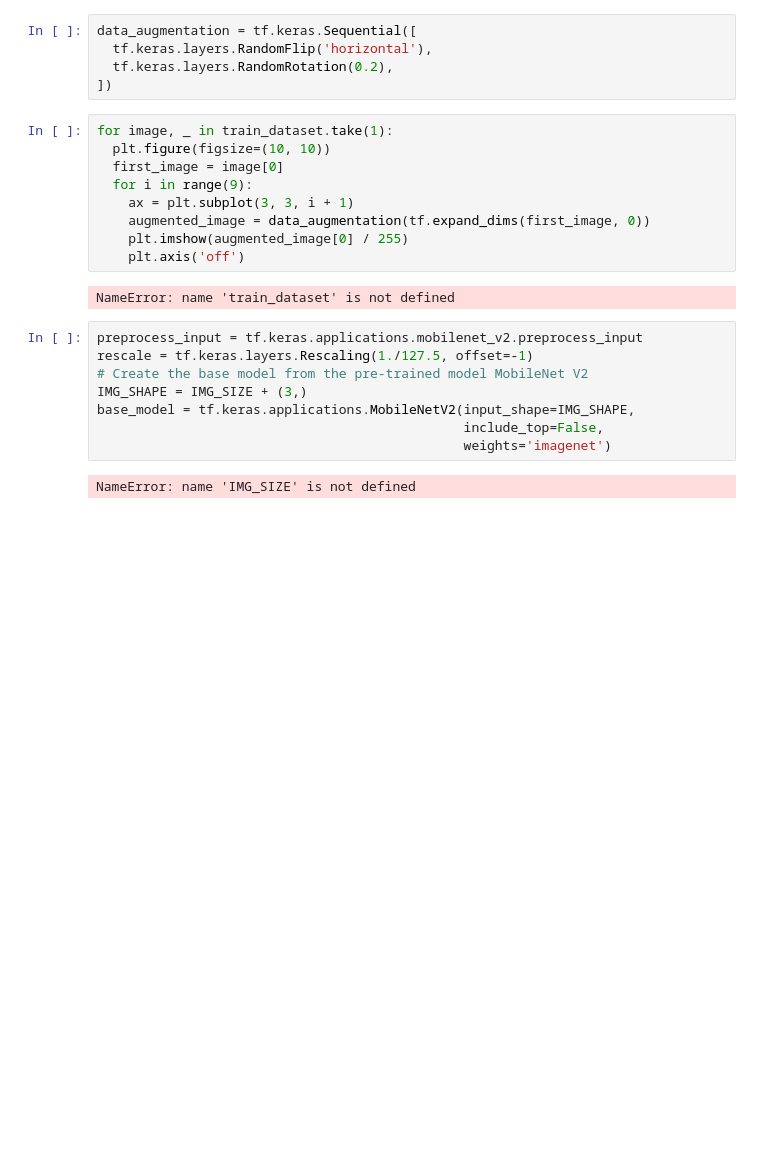
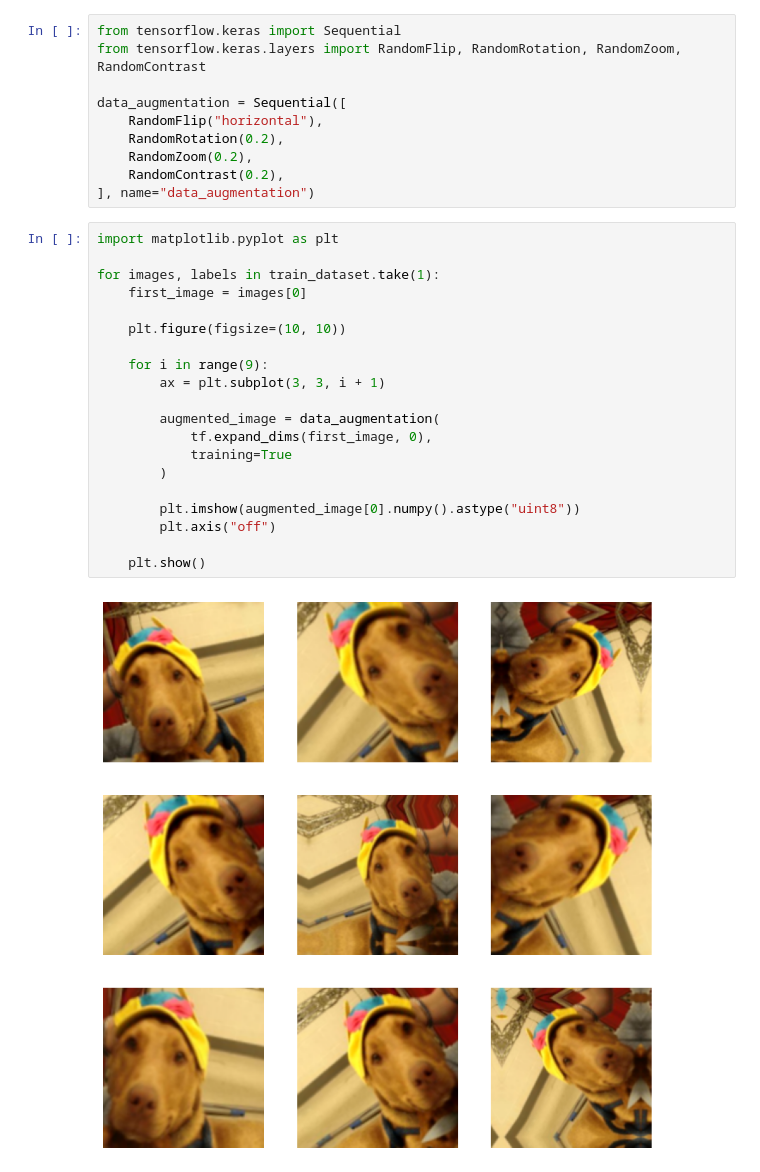
Before and after one commit to Ankur-one/Data-Science, a Jupyter notebook: Data Science/Deep Learning/Transfer Leaning DL/Untitled.ipynb, the cells around one changed output. Saved outputs shown, nothing was run; the diff lists cells and outputs as text; blank space fills up the shorter version.

```diff
--- a/Data Science/Deep Learning/Transfer Leaning DL/Untitled.ipynb
+++ b/Data Science/Deep Learning/Transfer Leaning DL/Untitled.ipynb
@@ -126,26 +93,32 @@ NameError: name 'train_dataset' is not defined
-# %%
-data_augmentation = tf.keras.Sequential([
-  tf.keras.layers.RandomFlip('horizontal'),
-  tf.keras.layers.RandomRotation(0.2),
-])
+# %%
+from tensorflow.keras import Sequential
+from tensorflow.keras.layers import RandomFlip, RandomRotation, RandomZoom, RandomContrast
+
+data_augmentation = Sequential([
+    RandomFlip("horizontal"),
+    RandomRotation(0.2),
+    RandomZoom(0.2),
+    RandomContrast(0.2),
+], name="data_augmentation")
 # %%
-for image, _ in train_dataset.take(1):
-  plt.figure(figsize=(10, 10))
-  first_image = image[0]
-  for i in range(9):
-    ax = plt.subplot(3, 3, i + 1)
-    augmented_image = data_augmentation(tf.expand_dims(first_image, 0))
-    plt.imshow(augmented_image[0] / 255)
-    plt.axis('off')
+import matplotlib.pyplot as plt
+
+for images, labels in train_dataset.take(1):
+    first_image = images[0]
+
+    plt.figure(figsize=(10, 10))
+
+    for i in range(9):
+        ax = plt.subplot(3, 3, i + 1)
+
+        augmented_image = data_augmentation(
+            tf.expand_dims(first_image, 0),
+            training=True
+        )
+
+        plt.imshow(augmented_image[0].numpy().astype("uint8"))
+        plt.axis("off")
+
+    plt.show()
 # %% [output]
-NameError: name 'train_dataset' is not defined
+[figure, added]
-# %%
-preprocess_input = tf.keras.applications.mobilenet_v2.preprocess_input
-rescale = tf.keras.layers.Rescaling(1./127.5, offset=-1)
-# Create the base model from the pre-trained model MobileNet V2
-IMG_SHAPE = IMG_SIZE + (3,)
-base_model = tf.keras.applications.MobileNetV2(input_shape=IMG_SHAPE,
-                                               include_top=False,
-                                               weights='imagenet')
-# %% [output]
-NameError: name 'IMG_SIZE' is not defined
```
Also changed, not shown: parts of 50 cells of this notebook.
